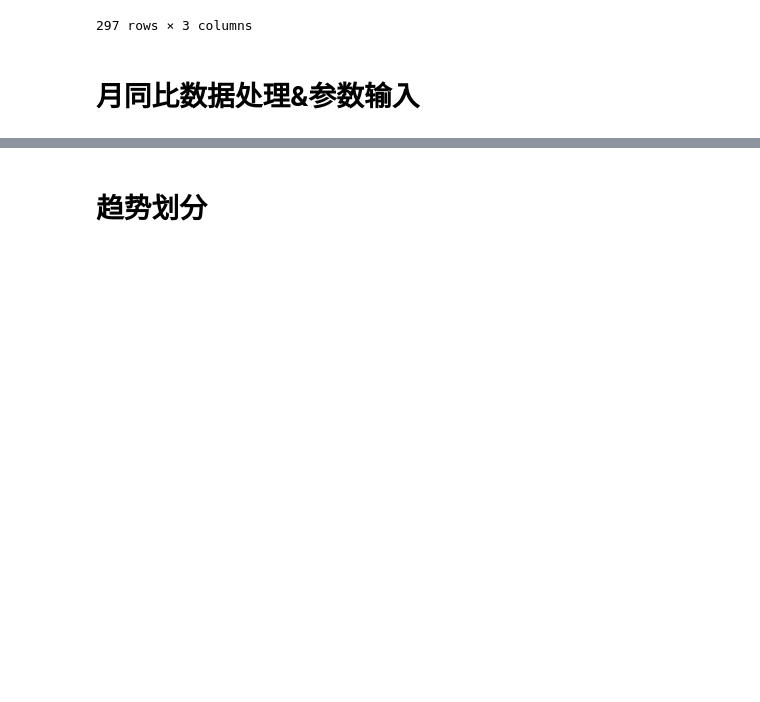
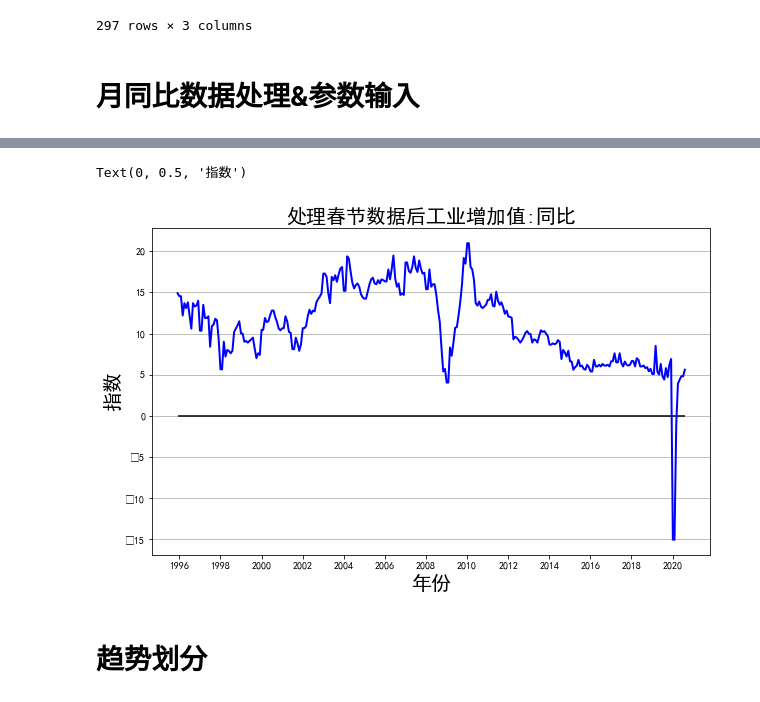
Before and after one commit to LimboRift/wkzq, a Jupyter notebook: ForsenSmug.ipynb, the cells around one changed output, grey strips where cells are left out. Cells and saved outputs as stored; diff of their text form; code cells hidden in the pictures; blank space fills up the shorter version.

```diff
--- a/ForsenSmug.ipynb
+++ b/ForsenSmug.ipynb
@@ -659,6 +670,7 @@ d_om
 # %%
 date = d_om.index
 data = [list(i) for i in array(d_om).T]
+data = data[:-1]
 for i in range(len(data)):
     for j in range(len(data[i])):
         if data[i][j] == 0:
@@ -680,10 +692,10 @@ step = 3
 #结果统计
 c = 0
 name = []
-
+r_name = []
 #周趋势划分反应时间
 w_fast = 6
-w_slow = 24
+w_slow = 48
 
 #训练集样本基础大小
 start = 100
@@ -747,3 +757,17 @@ M2:同比趋势理想划分复杂度 6.06 %
+# %%
+ii = 0
+plt.rcParams['font.family']=['SimHei']
+fig, ax = plt.subplots(figsize=(10,6))
+ax.set_title('处理春节数据后'+list(d_om)[ii],fontproperties='SimHei', size = 20)
+ax.plot(d8, data[ii], color='blue', linewidth = 2, label = list(d_om)[ii])
+plt.grid(axis = 'y')
+plt.hlines(0,d8[0],d8[-1])
+plt.xlabel(u'年份',fontproperties='SimHei',fontsize = 20)
+plt.xticks([i for i in range(d8[find1y(date)],d8[-1],730)], [date[i].year for i in range(find1y(date),len(d8),24)])
+plt.ylabel(u'指数',fontproperties='SimHei',fontsize = 20)
+# %% [output]
+Text(0, 0.5, '指数')
+[figure, added]
 # %% [markdown]
 # 趋势划分
 # %% [markdown]
```
Also changed, not shown: parts of 24 cells of this notebook, 9 other files.
